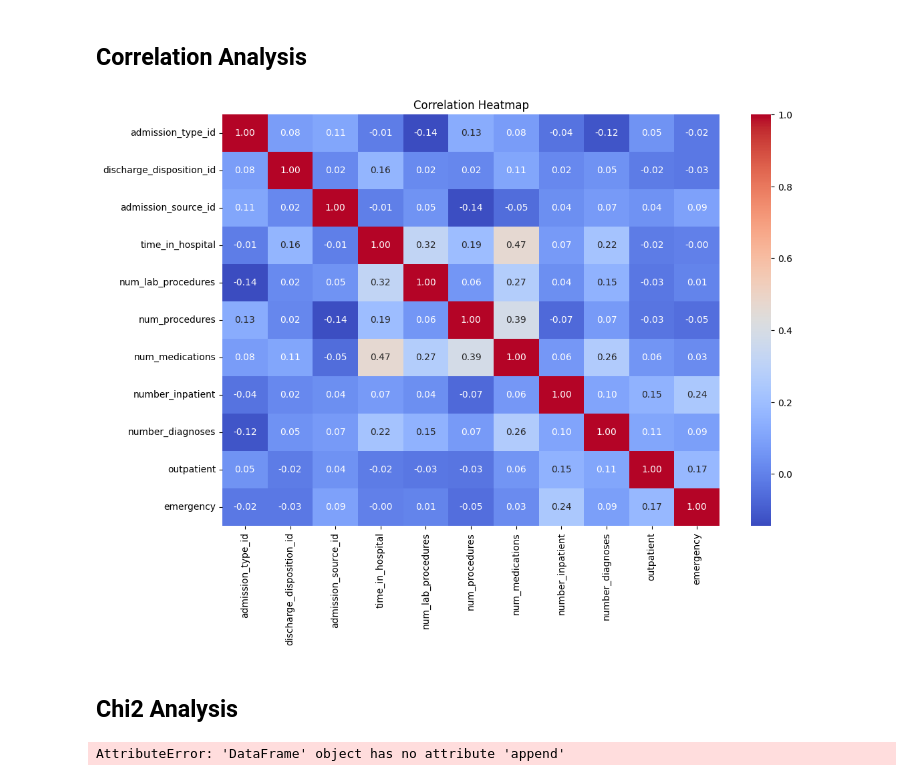
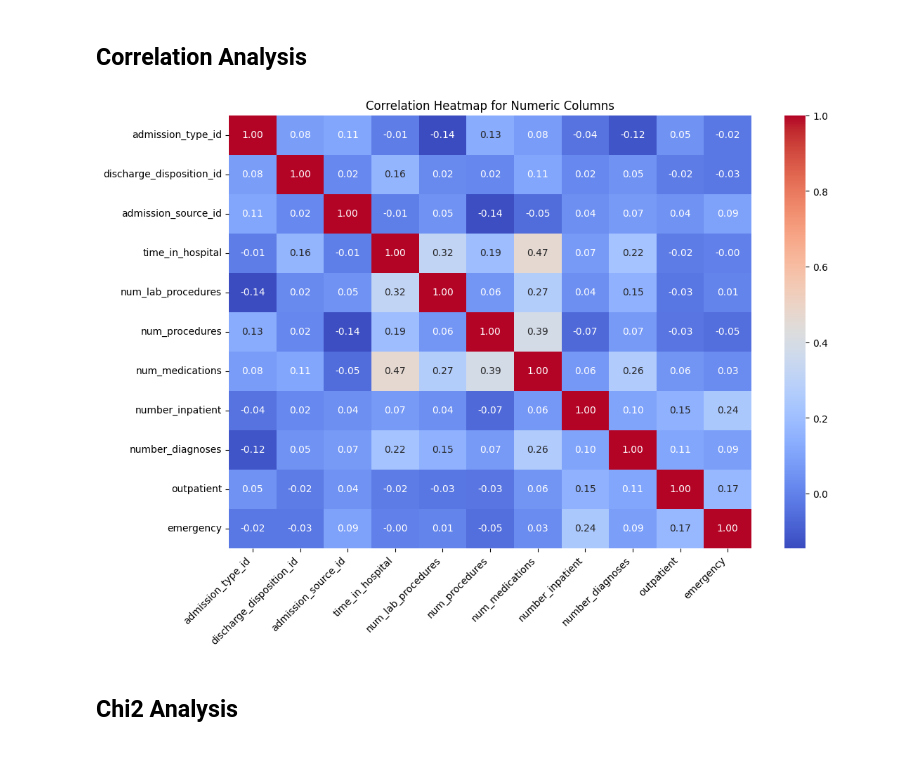
Before and after one commit to vlad-an/Comparative-Analysis-of-ML-Algorithms-Predicting-Hospital-Readmission-of-Diabetes-Patients, a Jupyter notebook: CP_Hospital_Readmission/Feature_Selection.ipynb, the cells around one changed output. Drawn from its saved outputs; the diff is of its cells as text; code cells hidden in the pictures.

```diff
--- a/CP_Hospital_Readmission/Feature_Selection.ipynb
+++ b/CP_Hospital_Readmission/Feature_Selection.ipynb
@@ -37,47 +39,20 @@ memory usage: 35.0+ MB
 # %% [markdown]
 ## **Correlation Analysis**
 # %%
-# Select only the numeric columns from your DataFrame
-numeric_columns = diab_df.select_dtypes(include=['number'])
+# Select only the numeric columns for correlation analysis
+num_cols_df= diab_df.select_dtypes(include=['number'])
 
 # Calculate the correlation matrix for the numeric columns
-correlation_matrix = numeric_columns.corr()
+correlation_matrix = num_cols_df.corr()
 # %%
 # Create a heatmap
 plt.figure(figsize=(12, 8))
-sns.heatmap(correlation_matrix, annot=True, cmap='coolwarm', fmt=".2f")
-plt.title("Correlation Heatmap")
+heatmap = sns.heatmap(correlation_matrix, annot=True, cmap='coolwarm', fmt=".2f")
+# Rotate x-ticks
+heatmap.set_xticklabels(heatmap.get_xticklabels(), rotation=45, ha='right')
+plt.title("Correlation Heatmap for Numeric Columns")
 plt.show()
 # %% [output]
-[figure, old version]
+[figure, new version]
 # %% [markdown]
 ## **Chi2 Analysis**
-# %%
-# Identify categorical columns
-categorical_columns = diab_df.select_dtypes(include=['object']).columns
-categorical_columns.drop('readmitted')
-
-# Create an empty DataFrame to store chi-squared test results
-chi_squared_results = pd.DataFrame(columns=['Categorical Column', 'Chi-squared Statistic', 'P-Value'])
-
-# Create a list to store significant categorical columns
-significant_categorical_columns = []
-
-# Iterate through each categorical column
-for column in categorical_columns:
-    # Create a contingency table
-    contingency_table = pd.crosstab(diab_df[column], diab_df['readmitted'])
-
-    # Perform the chi-squared test
-    chi2, p, _, _ = chi2_contingency(contingency_table)
-
-    # Append the results to the DataFrame
-    chi_squared_results = chi_squared_results.append({'Categorical Column': column,
-                                                      'Chi-squared Statistic': chi2,
-                                                      'P-Value': p}, ignore_index=True)
-
-    # Check if the p-value is below a significance threshold (e.g., 0.05)
-    if p < 0.05:
-        significant_categorical_columns.append(column)
-# %% [output]
-AttributeError: 'DataFrame' object has no attribute 'append'
```
Also changed, not shown: parts of 38 cells of this notebook.
